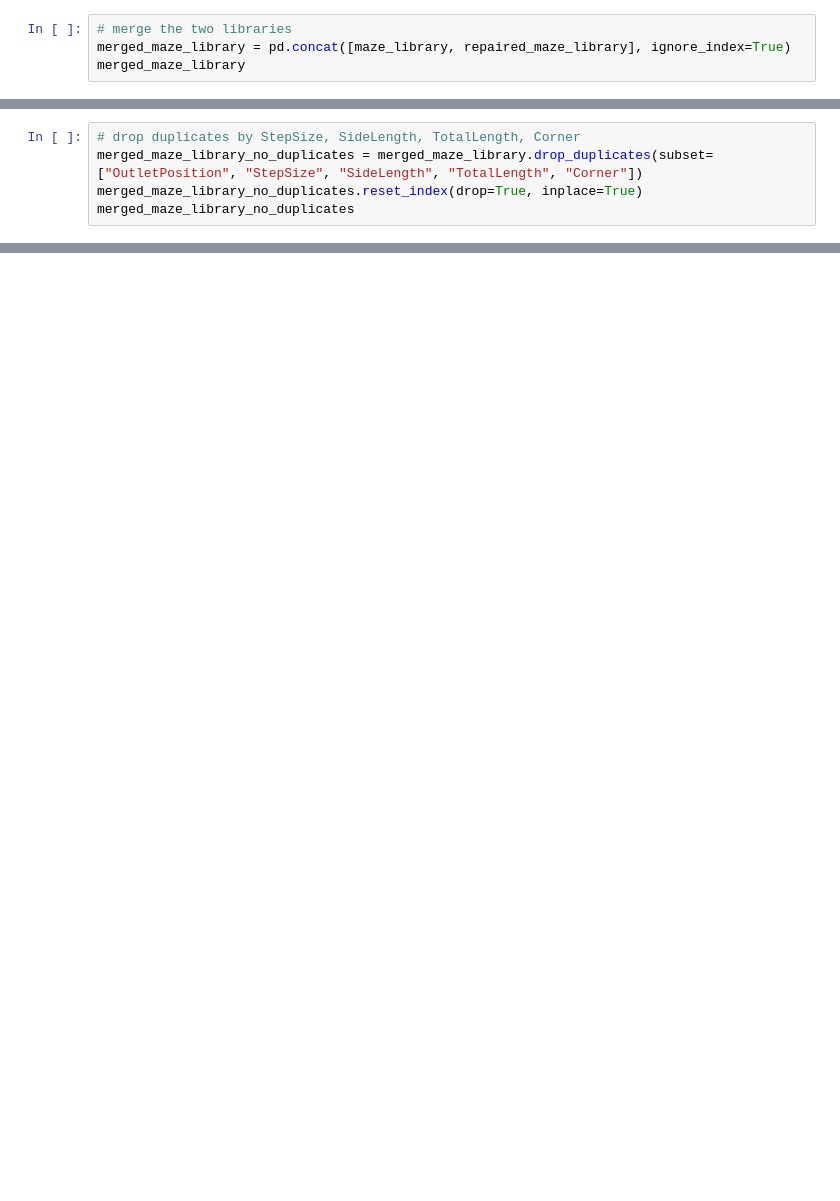
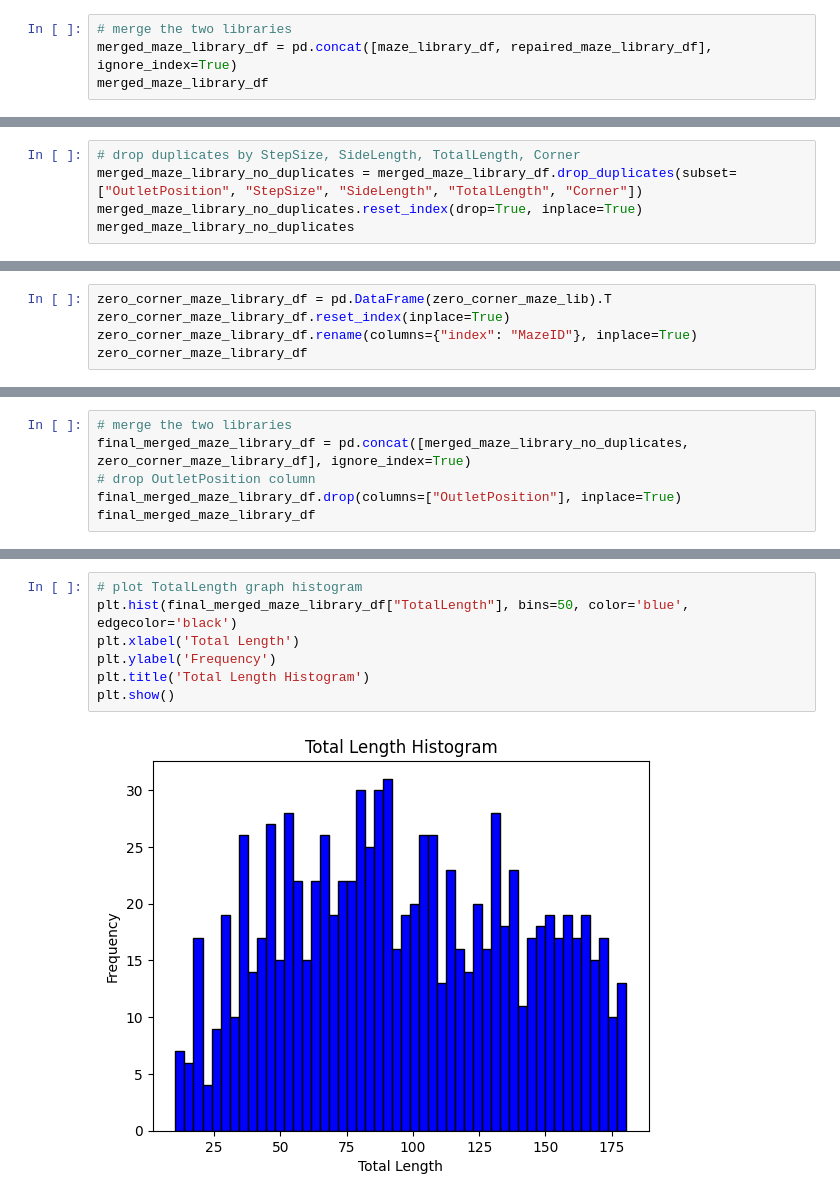
Before and after one commit to boraaktas/Microfluidics-Resistance-ML, a Jupyter notebook: jupyter/random_maze_library_generation.ipynb, the cells around one changed output, grey strips where cells are left out. Drawn from its saved outputs; the diff is of its cells as text; blank space fills up the shorter version.

Commit message:
update maze library generation

```diff
--- a/jupyter/random_maze_library_generation.ipynb
+++ b/jupyter/random_maze_library_generation.ipynb
@@ -181,4 +142,4 @@ repaired_maze_library
 # %%
 # merge the two libraries
-merged_maze_library = pd.concat([maze_library, repaired_maze_library], ignore_index=True)
-merged_maze_library
+merged_maze_library_df = pd.concat([maze_library_df, repaired_maze_library_df], ignore_index=True)
+merged_maze_library_df
@@ -185,5 +160,5 @@ merged_maze_library
 # %%
 # drop duplicates by StepSize, SideLength, TotalLength, Corner
-merged_maze_library_no_duplicates = merged_maze_library.drop_duplicates(subset=["OutletPosition", "StepSize", "SideLength", "TotalLength", "Corner"])
+merged_maze_library_no_duplicates = merged_maze_library_df.drop_duplicates(subset=["OutletPosition", "StepSize", "SideLength", "TotalLength", "Corner"])
 merged_maze_library_no_duplicates.reset_index(drop=True, inplace=True)
 merged_maze_library_no_duplicates
@@ -196,0 +210,5 @@ plt.show()
+# %%
+zero_corner_maze_library_df = pd.DataFrame(zero_corner_maze_lib).T
+zero_corner_maze_library_df.reset_index(inplace=True)
+zero_corner_maze_library_df.rename(columns={"index": "MazeID"}, inplace=True)
+zero_corner_maze_library_df
@@ -196,0 +229,6 @@ plt.show()
+# %%
+# merge the two libraries
+final_merged_maze_library_df = pd.concat([merged_maze_library_no_duplicates, zero_corner_maze_library_df], ignore_index=True)
+# drop OutletPosition column
+final_merged_maze_library_df.drop(columns=["OutletPosition"], inplace=True)
+final_merged_maze_library_df
@@ -196,0 +249,9 @@ plt.show()
+# %%
+# plot TotalLength graph histogram
+plt.hist(final_merged_maze_library_df["TotalLength"], bins=50, color='blue', edgecolor='black')
+plt.xlabel('Total Length')
+plt.ylabel('Frequency')
+plt.title('Total Length Histogram')
+plt.show()
+# %% [output]
+[figure, added]
```
Also changed, not shown: parts of 15 cells of this notebook.
